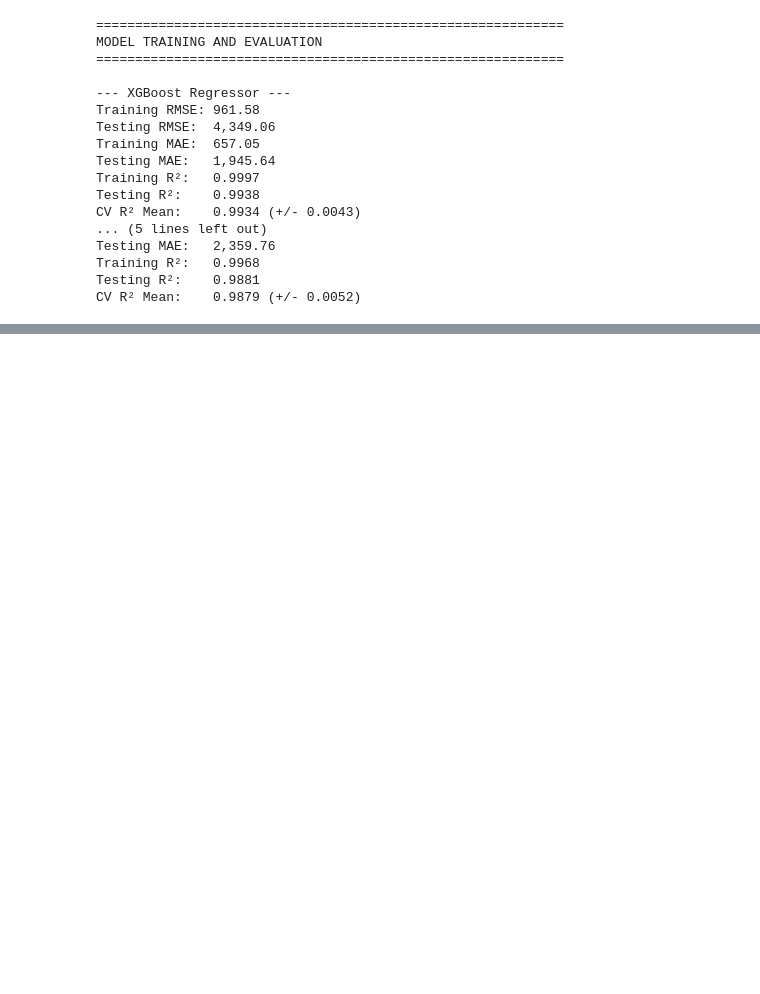
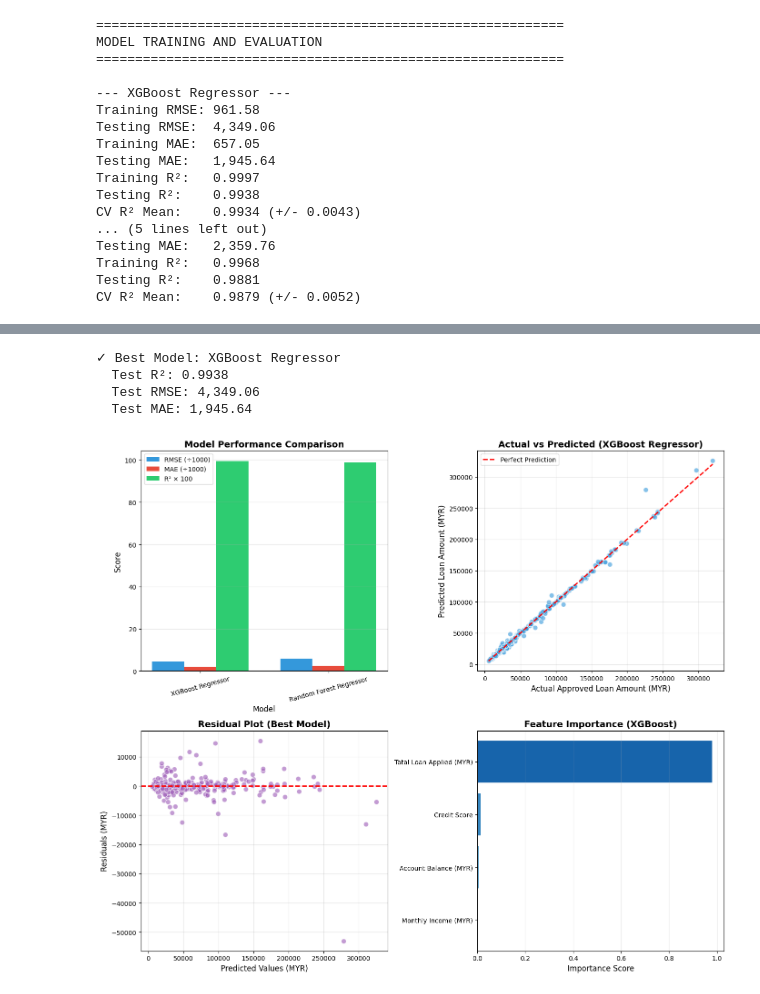
Before and after one commit to linlin0708/Data-Mining-Group-Project, a Jupyter notebook: DataMiningGP.ipynb, the cells around one changed output, grey strips where cells are left out. Saved outputs shown, nothing was run; the diff lists cells and outputs as text; code cells hidden in the pictures; blank space fills up the shorter version.

Commit message:
Performance Visualisation

```diff
--- a/DataMiningGP.ipynb
+++ b/DataMiningGP.ipynb
@@ -1113,0 +1137,72 @@ CV R² Mean:    0.9879 (+/- 0.0052)
+# %%
+# Identify best model
+best_model_name = max(results, key=lambda x: results[x]['test_r2'])
+print(f"\n✓ Best Model: {best_model_name}")
+print(f"  Test R²: {results[best_model_name]['test_r2']:.4f}")
+print(f"  Test RMSE: {results[best_model_name]['test_rmse']:,.2f}")
+print(f"  Test MAE: {results[best_model_name]['test_mae']:,.2f}")
+# %% [output]
+✓ Best Model: XGBoost Regressor
+  Test R²: 0.9938
+  Test RMSE: 4,349.06
+  Test MAE: 1,945.64
+# %%
+fig, axes = plt.subplots(2, 2, figsize=(14, 12))
+
+# 1. Bar chart comparing metrics
+ax1 = axes[0, 0]
+x = np.arange(len(results))
+width = 0.25
+ax1.bar(x - width, [results[m]['test_rmse']/1000 for m in results], width, label='RMSE (÷1000)', color='#3498db')
+ax1.bar(x, [results[m]['test_mae']/1000 for m in results], width, label='MAE (÷1000)', color='#e74c3c')
+ax1.bar(x + width, [results[m]['test_r2']*100 for m in results], width, label='R² × 100', color='#2ecc71')
+ax1.set_xlabel('Model', fontsize=12)
+ax1.set_ylabel('Score', fontsize=12)
+ax1.set_title('Model Performance Comparison', fontsize=14, fontweight='bold')
+ax1.set_xticks(x)
+ax1.set_xticklabels(list(results.keys()), rotation=15) # Dynamically set labels from results keys
+ax1.legend()
+ax1.grid(axis='y', alpha=0.3)
+
+# 2. Actual vs Predicted for best model
+ax2 = axes[0, 1]
+best_preds = results[best_model_name]['predictions']
+ax2.scatter(y_test, best_preds, alpha=0.6, c='#3498db', edgecolors='white', s=60)
+ax2.plot([y_test.min(), y_test.max()], [y_test.min(), y_test.max()], 'r--', lw=2, label='Perfect Prediction')
+ax2.set_xlabel('Actual Approved Loan Amount (MYR)', fontsize=12)
+ax2.set_ylabel('Predicted Loan Amount (MYR)', fontsize=12)
+ax2.set_title(f'Actual vs Predicted ({best_model_name})', fontsize=14, fontweight='bold')
+ax2.legend()
+ax2.grid(alpha=0.3)
+
+# 3. Residual plot for best model
+ax3 = axes[1, 0]
+residuals = y_test.values - best_preds
+ax3.scatter(best_preds, residuals, alpha=0.6, c='#9b59b6', edgecolors='white', s=60)
+ax3.axhline(y=0, color='r', linestyle='--', lw=2)
+ax3.set_xlabel('Predicted Values (MYR)', fontsize=12)
+ax3.set_ylabel('Residuals (MYR)', fontsize=12)
+ax3.set_title('Residual Plot (Best Model)', fontsize=14, fontweight='bold')
+ax3.grid(alpha=0.3)
+
+# 4. Feature Importance (XGBoost)
+ax4 = axes[1, 1]
+if 'XGBoost Regressor' in results:
+    xgb_model = results['XGBoost Regressor']['model']
+    importance = xgb_model.feature_importances_
+    feature_importance_df = pd.DataFrame({
+        'Feature': FEATURES,
+        'Importance': importance
+    }).sort_values('Importance', ascending=True)
+
+    colors = plt.cm.Blues(np.linspace(0.4, 0.8, len(FEATURES)))
+    ax4.barh(feature_importance_df['Feature'], feature_importance_df['Importance'], color=colors)
+    ax4.set_xlabel('Importance Score', fontsize=12)
+    ax4.set_title('Feature Importance (XGBoost)', fontsize=14, fontweight='bold')
+    ax4.grid(axis='x', alpha=0.3)
+
+plt.tight_layout()
+plt.savefig('loan_model_results.png', dpi=150, bbox_inches='tight')
+plt.show()
+# %% [output]
+[figure, added]
```
Also changed, not shown: parts of 1 cell of this notebook.
